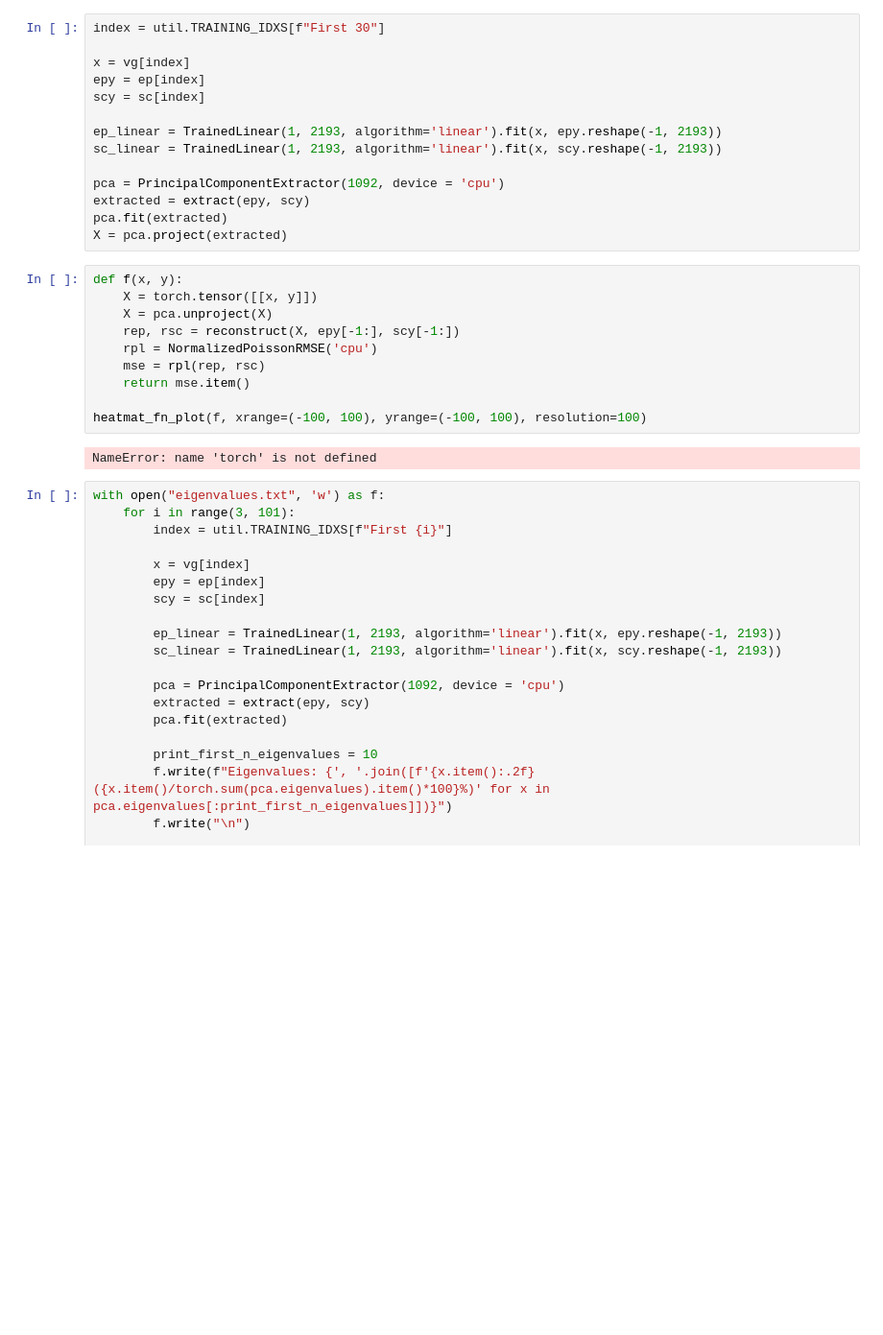
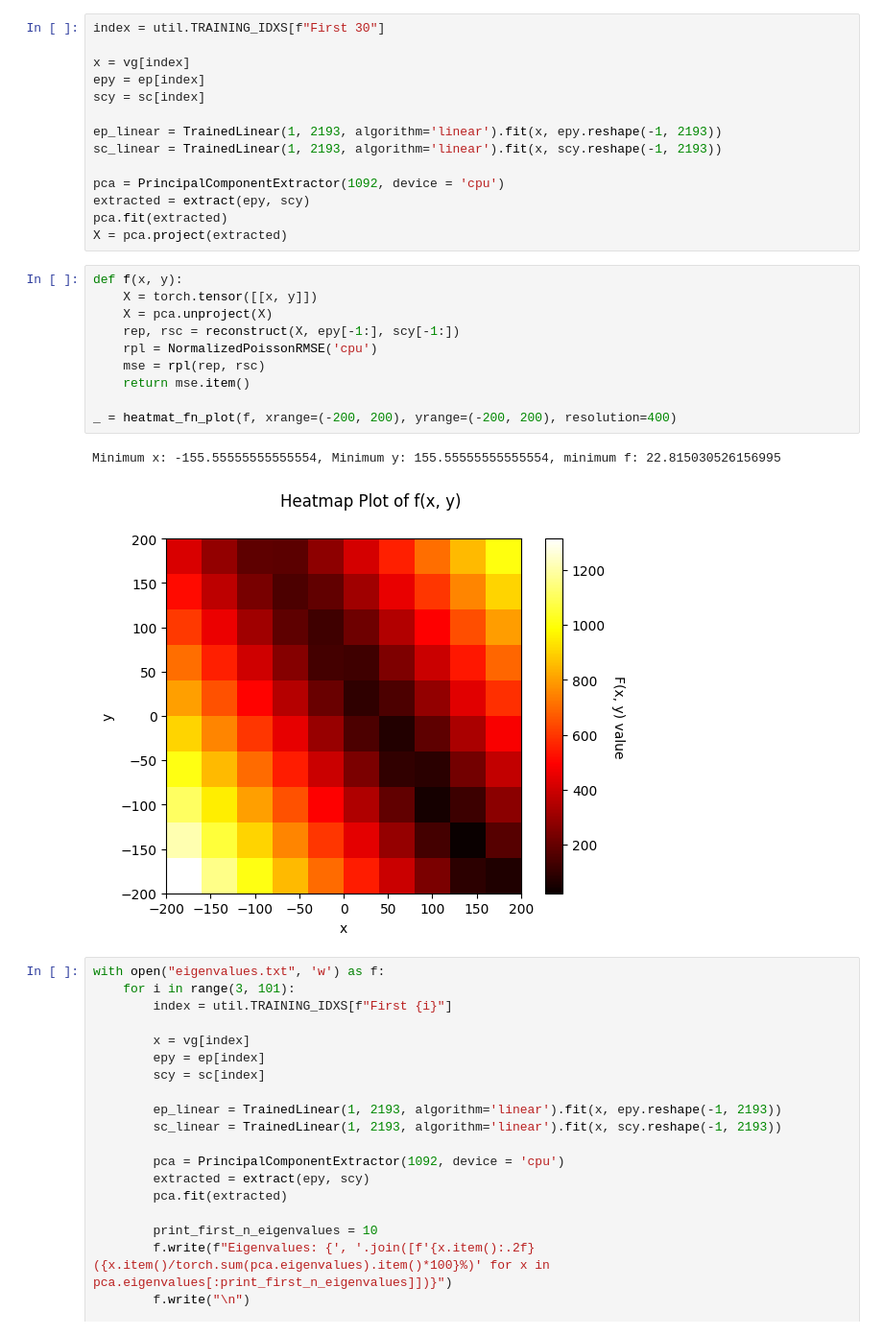
Before and after one commit to darinchau/physical-simulation-ml-3900, a Jupyter notebook: week8.ipynb, the cells around one changed output. Shown at 96% size. Cells and saved outputs as stored; diff of their text form; blank space fills up the shorter version.

```diff
--- a/week8.ipynb
+++ b/week8.ipynb
@@ -66,15 +66,16 @@ X = pca.project(extracted)
 # %%
 def f(x, y):
     X = torch.tensor([[x, y]])
     X = pca.unproject(X)
     rep, rsc = reconstruct(X, epy[-1:], scy[-1:])
     rpl = NormalizedPoissonRMSE('cpu')
     mse = rpl(rep, rsc)
     return mse.item()
 
-heatmat_fn_plot(f, xrange=(-100, 100), yrange=(-100, 100), resolution=100)
+_ = heatmat_fn_plot(f, xrange=(-200, 200), yrange=(-200, 200), resolution=400)
 # %% [output]
-NameError: name 'torch' is not defined
+Minimum x: -155.55555555555554, Minimum y: 155.55555555555554, minimum f: 22.815030526156995
+[figure, added]
 # %%
 with open("eigenvalues.txt", 'w') as f:
     for i in range(3, 101):
```
Also changed, not shown: 3 other files.
